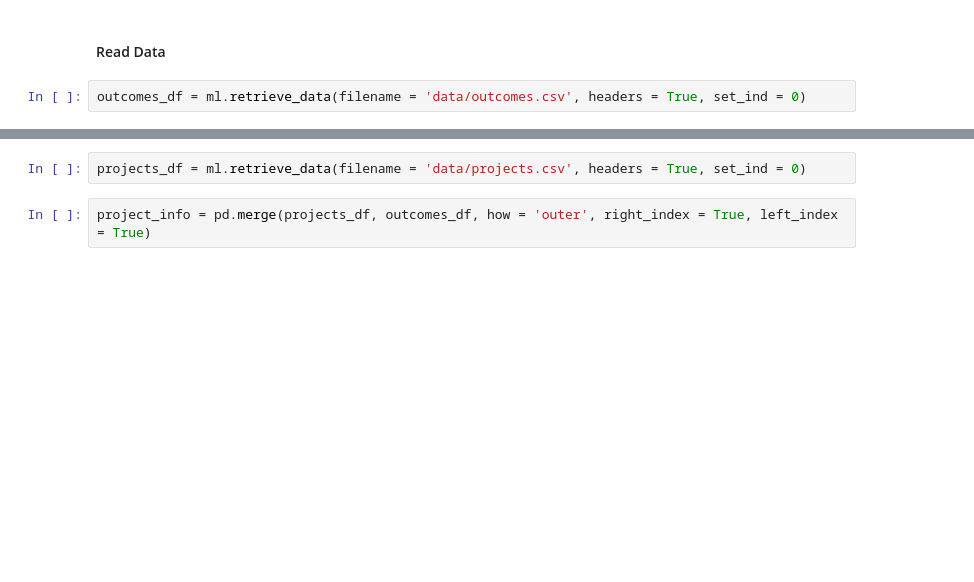
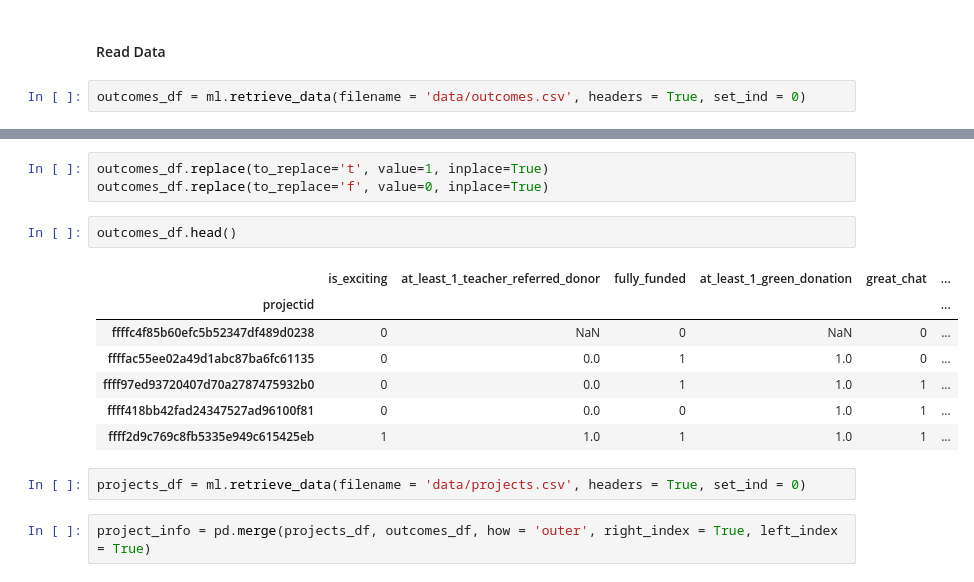
Before and after one commit to anmolchaturvedi/predicting_excitement, a Jupyter notebook: donors_choose.ipynb, the cells around one changed output, grey strips where cells are left out. Drawn from its saved outputs; the diff is of its cells as text; blank space fills up the shorter version.

```diff
--- a/donors_choose.ipynb
+++ b/donors_choose.ipynb
@@ -29,3 +49,16 @@ outcomes_df = ml.retrieve_data(filename = 'data/outcomes.csv', headers = True, s
+# %%
+outcomes_df.replace(to_replace='t', value=1, inplace=True)
+outcomes_df.replace(to_replace='f', value=0, inplace=True)
+# %%
+outcomes_df.head()
+# %% [output]
+|  | is_exciting | at_least_1_teacher_referred_donor | fully_funded | at_least_1_green_donation | great_chat | ... |
+| projectid |  |  |  |  |  | ... |
+| ffffc4f85b60efc5b52347df489d0238 | 0 | NaN | 0 | NaN | 0 | ... |
+| ffffac55ee02a49d1abc87ba6fc61135 | 0 | 0.0 | 1 | 1.0 | 0 | ... |
+| ffff97ed93720407d70a2787475932b0 | 0 | 0.0 | 1 | 1.0 | 1 | ... |
+| ffff418bb42fad24347527ad96100f81 | 0 | 0.0 | 0 | 1.0 | 1 | ... |
+| ffff2d9c769c8fb5335e949c615425eb | 1 | 1.0 | 1 | 1.0 | 1 | ... |
 # %%
 projects_df = ml.retrieve_data(filename = 'data/projects.csv', headers = True, set_ind = 0)
 # %%
```
Also changed, not shown: parts of 37 cells of this notebook, 3 other files.
